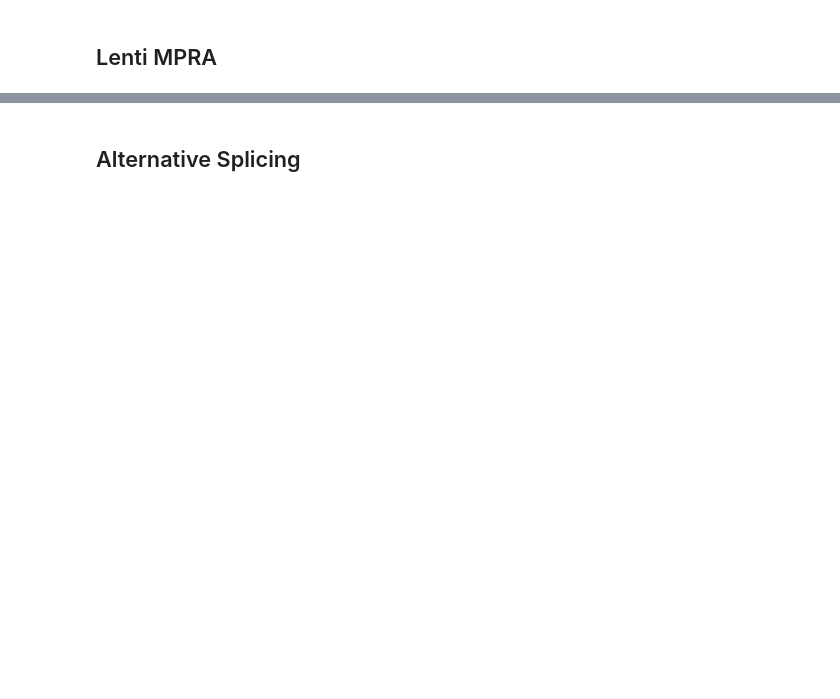
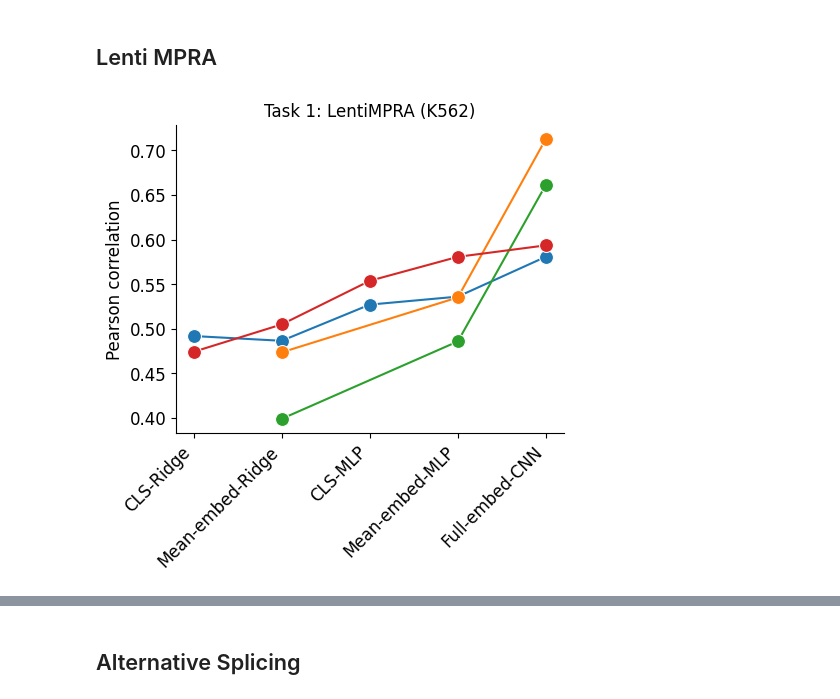
Before and after one commit to amberT15/LLM_eval, a Jupyter notebook: figure/Perf_figure.ipynb, the cells around one changed output, grey strips where cells are left out. Saved outputs shown, nothing was run; the diff lists cells and outputs as text; code cells hidden in the pictures; blank space fills up the shorter version.

```diff
--- a/figure/Perf_figure.ipynb
+++ b/figure/Perf_figure.ipynb
@@ -16,0 +64,43 @@ df = df.replace({'base_CNN_model': 'One-hot','sei': 'SEI','dnabert2': 'DNABERT2'
+# %%
+temp_df = df[df['Model'].isin(['NT','GPN','Hyena','DNABERT2'])]
+temp_df = temp_df.rename(columns={"Model": "LLM","Pearson's R":'Performance'})
+temp_df['Model'] = 'Full-embed-CNN'
+# %%
+baseline_df = pd.concat([baseline_df,pd.DataFrame({'LLM':['NT'],'Model':['CLS-Ridge'],
+                'Performance':results['CLS Ridge Regression'][-1],'Cell Type':['K562']})], ignore_index=True)
+baseline_df = pd.concat([baseline_df,pd.DataFrame({'LLM':['NT'],'Model':['CLS-MLP'],
+                'Performance':results['MLP with CLS'][-1],'Cell Type':['K562']})], ignore_index=True)
+baseline_df = pd.concat([baseline_df,pd.DataFrame({'LLM':['NT'],'Model':['Mean-embed-Ridge'],
+                'Performance':results['Mean Embedding Ridge Regression'][-1],'Cell Type':['K562']})], ignore_index=True)
+baseline_df = pd.concat([baseline_df,pd.DataFrame({'LLM':['NT'],'Model':['Mean-embed-MLP'],
+                'Performance':results['MLP with mean embed'][-1],'Cell Type':['K562']})], ignore_index=True)
+
+baseline_df = pd.concat([baseline_df,pd.DataFrame({'LLM':['NT'],'Model':['CLS-Ridge'],
+                'Performance':results2['CLS Ridge Regression'][-1],'Cell Type':['HepG2']})], ignore_index=True)
+baseline_df = pd.concat([baseline_df,pd.DataFrame({'LLM':['NT'],'Model':['CLS-MLP'],
+                'Performance':results2['MLP with CLS'][-1],'Cell Type':['HepG2']})], ignore_index=True)
+baseline_df = pd.concat([baseline_df,pd.DataFrame({'LLM':['NT'],'Model':['Mean-embed-Ridge'],
+                'Performance':results2['Mean Embedding Ridge Regression'][-1],'Cell Type':['HepG2']})], ignore_index=True)
+baseline_df = pd.concat([baseline_df,pd.DataFrame({'LLM':['NT'],'Model':['Mean-embed-MLP'],
+                'Performance':results2['MLP with mean embed'][-1],'Cell Type':['HepG2']})], ignore_index=True)
+baseline_df = pd.concat([baseline_df,temp_df])
+baseline_df['Model'] = pd.Categorical(baseline_df['Model'], ["CLS-Ridge",'Mean-embed-Ridge','CLS-MLP','Mean-embed-MLP','Full-embed-CNN'])
+# %%
+import matplotlib as mpl
+mpl.rcParams['lines.markersize'] = 10
+
+sub_df = baseline_df[baseline_df['Cell Type'] == 'K562']
+fig,ax = plt.subplots(1,1,figsize=(5,4))
+hue_order = ['NT','GPN','Hyena','DNABERT2']
+fig = sns.lineplot(sub_df,x='Model',y='Performance',hue='LLM',marker='o',hue_order = hue_order)
+plt.yticks(fontsize=fontsize);
+plt.xticks(fontsize=fontsize,rotation=45,ha='right');
+plt.ylabel("Pearson correlation",fontsize=fontsize);
+plt.xlabel("",fontsize=fontsize);
+plt.title('Task 1: LentiMPRA (K562)',fontsize=fontsize)
+ax.spines['right'].set_visible(False)
+ax.spines['top'].set_visible(False)
+ax.get_legend().remove()
+plt.savefig('./embed_k562.svg',bbox_inches='tight')
+# %% [output]
+[figure, added]
```
Also changed, not shown: parts of 22 cells of this notebook, 27 other files.
